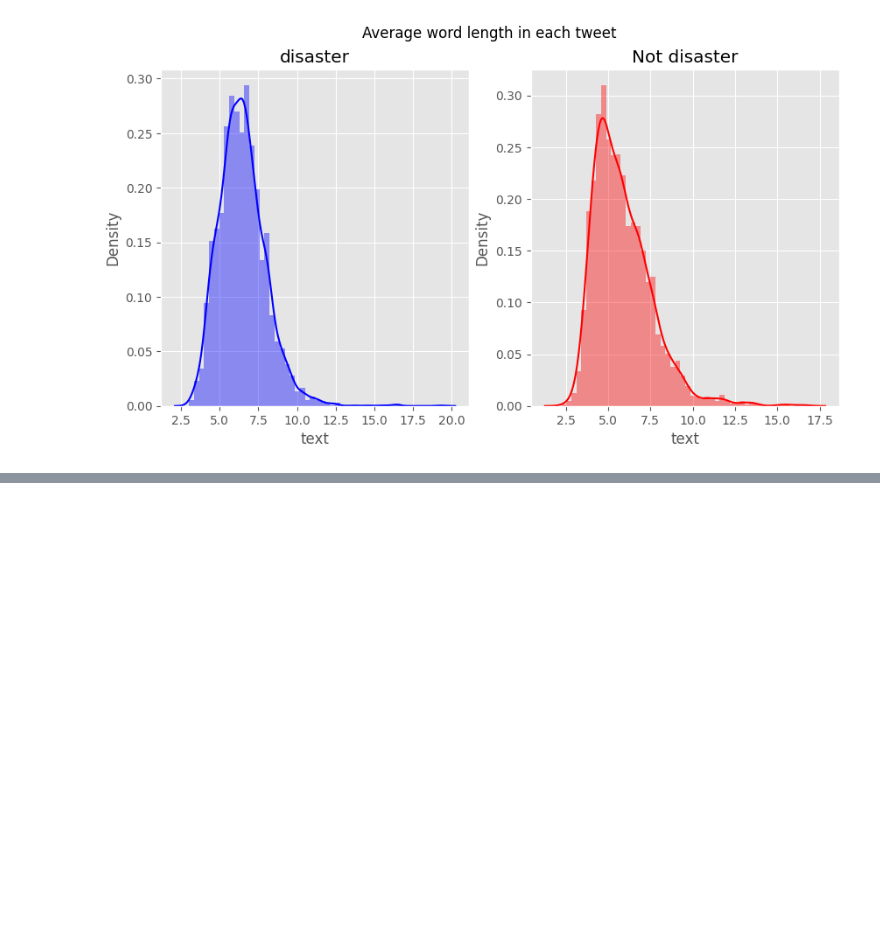
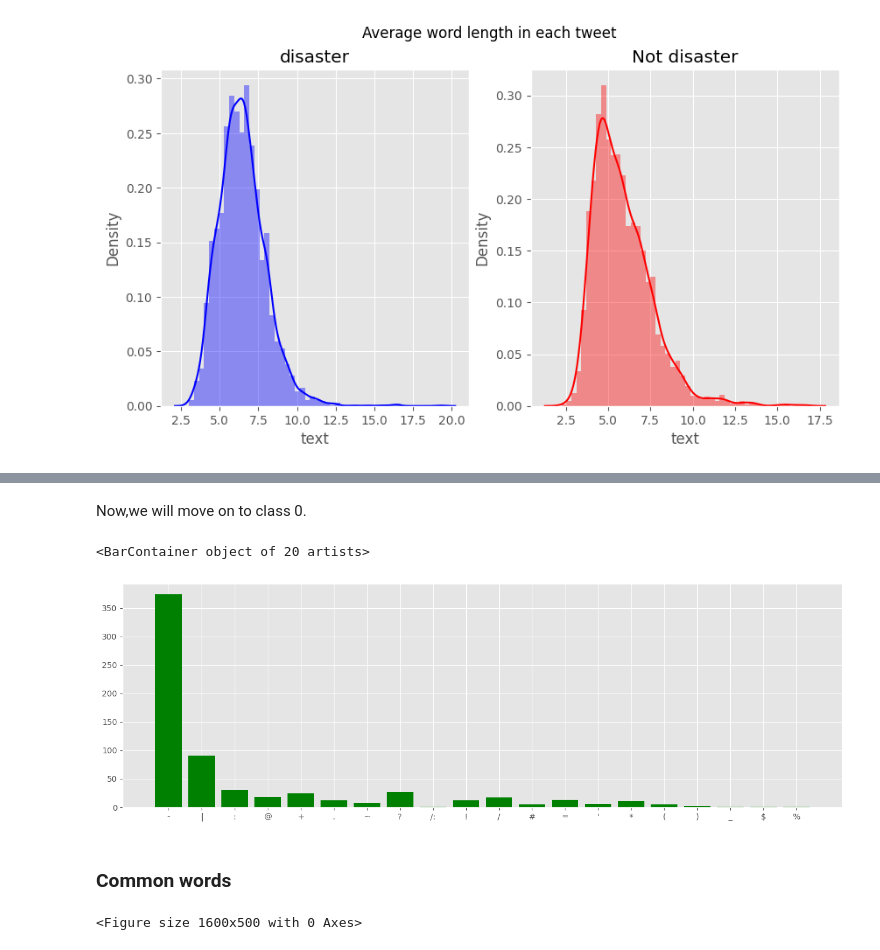
Before and after one commit to adharangaonkar/bookish-waffle-llm, a Jupyter notebook: Disaster.ipynb, the cells around one changed output, grey strips where cells are left out. Cells and saved outputs as stored; diff of their text form; code cells hidden in the pictures; blank space fills up the shorter version.

```diff
--- a/Disaster.ipynb
+++ b/Disaster.ipynb
@@ -191,0 +276,30 @@ Text(0.5, 0.98, 'Average word length in each tweet')
+# %% [markdown]
+Now,we will move on to class 0.
+# %%
+plt.figure(figsize=(16,5))
+corpus=create_corpus(0)
+dic=defaultdict(int)
+special = string.punctuation
+for i in (corpus):
+    if i in special:
+        dic[i]+=1
+
+x,y=zip(*dic.items())
+plt.bar(x,y,color='green')
+# %% [output]
+<BarContainer object of 20 artists>
+[figure, added]
+# %% [markdown]
+### Common words
+# %%
+plt.figure(figsize=(16,5))
+counter=Counter(corpus)
+most=counter.most_common()
+x=[]
+y=[]
+for word,count in most[:40]:
+    if (word not in stop) :
+        x.append(word)
+        y.append(count)
+# %% [output]
+<Figure size 1600x500 with 0 Axes>
```
Also changed, not shown: parts of 51 cells of this notebook.
